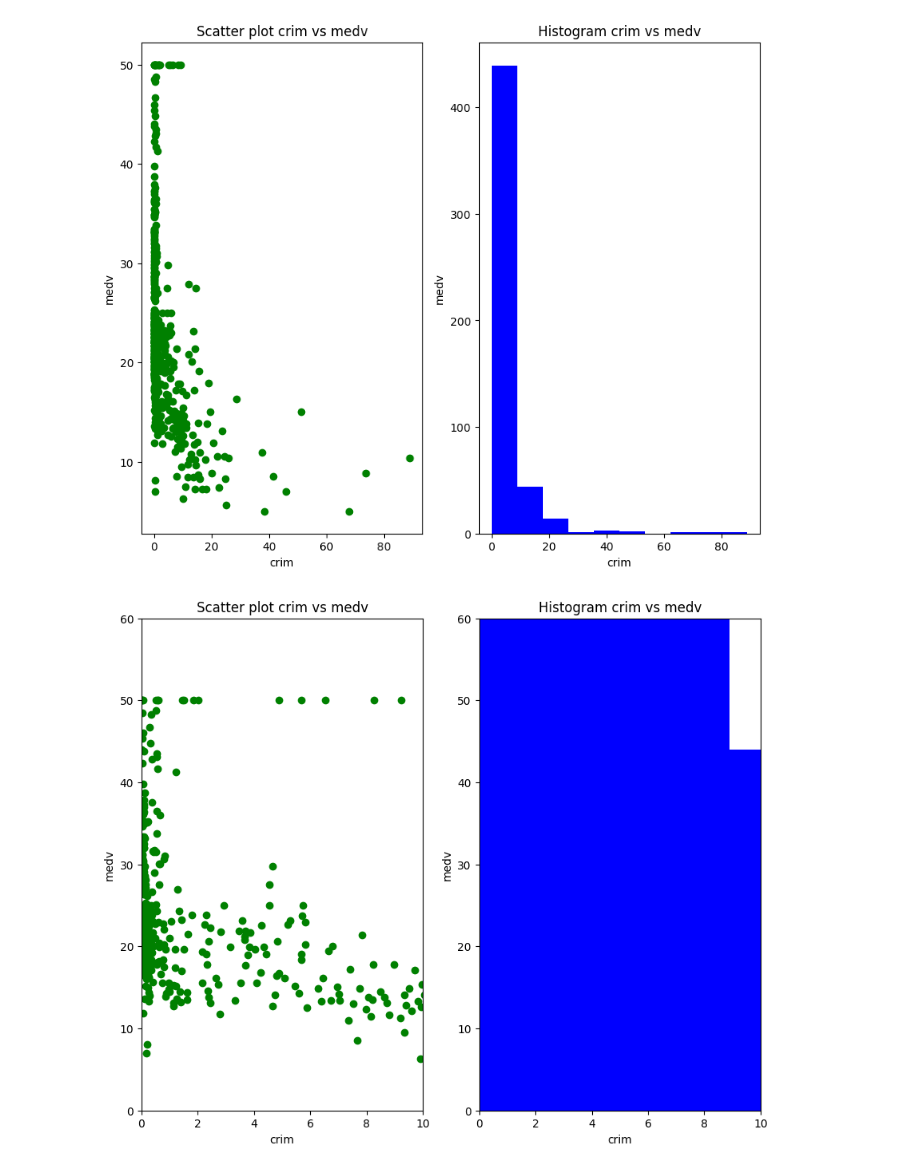
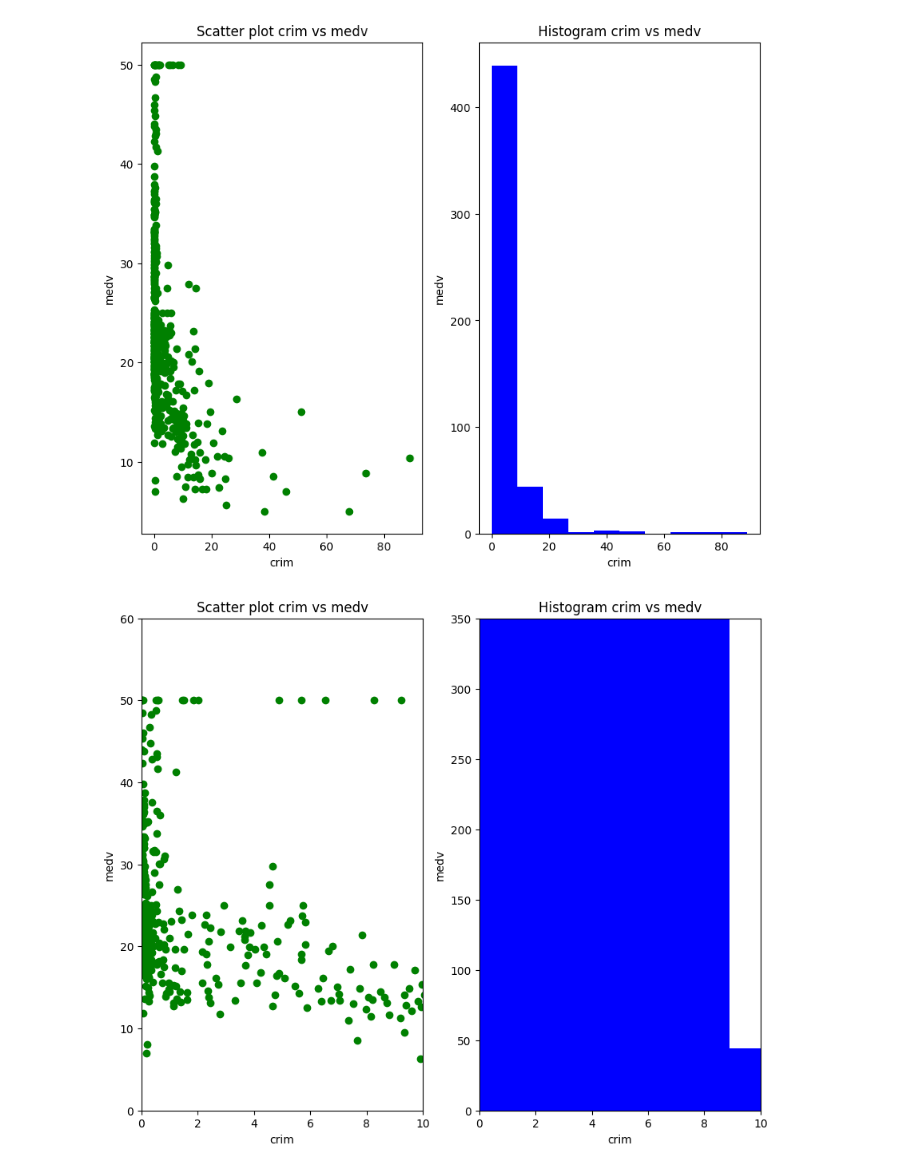
Before and after one commit to Pratyusha-Mukherjee/FSP-MachineLearning, a Jupyter notebook: day3/multiple_linear_regression.ipynb, the cells around one changed output. Drawn from its saved outputs; the diff is of its cells as text; code cells hidden in the pictures.

```diff
--- a/day3/multiple_linear_regression.ipynb
+++ b/day3/multiple_linear_regression.ipynb
@@ -95,20 +95,20 @@ plt.show()
 # %%
 fig,ax=plt.subplots( nrows=1,ncols=2,figsize=(10,8))
 ax[0].set_xlabel('crim')
 ax[0].set_ylabel('medv')
 ax[0].set_title("Scatter plot crim vs medv")
 ax[0].scatter(df['crim'],df['medv'],marker='o',color='green')
 ax[0].axis([0,10,0,60])
 
 
 
-ax[1].axis([0,10,0,60])
+ax[1].axis([0,10,0,350])
 ax[1].set_title("Histogram crim vs medv")
 ax[1].set_xlabel('crim')
 ax[1].set_ylabel('medv')
 ax[1].hist(df['crim'],color='blue')
 
 
 plt.show()
 # %% [output]
-[figure, old version]
+[figure, new version]
```
Also changed, not shown: parts of 3 cells of this notebook.
